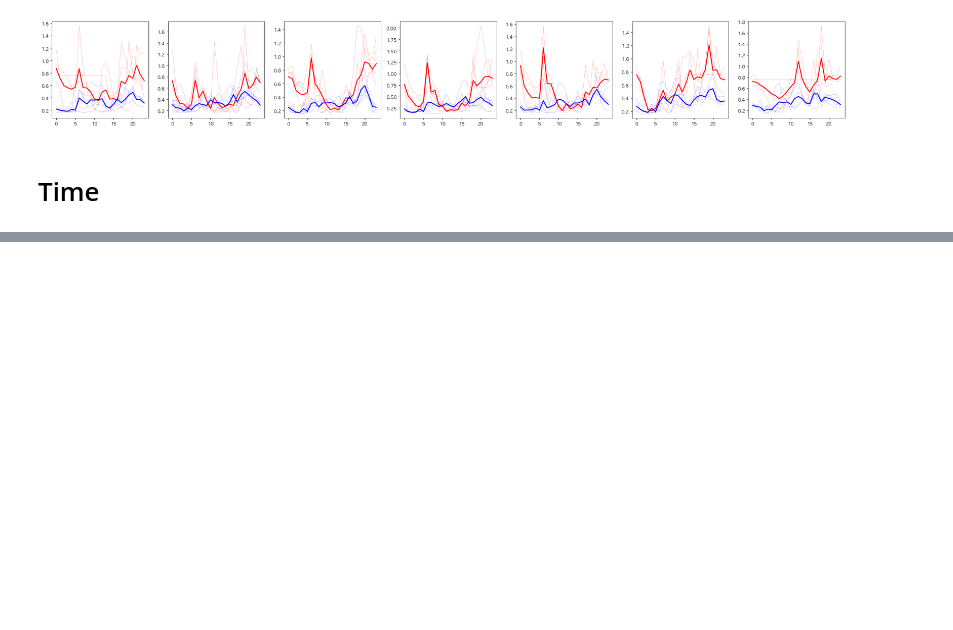
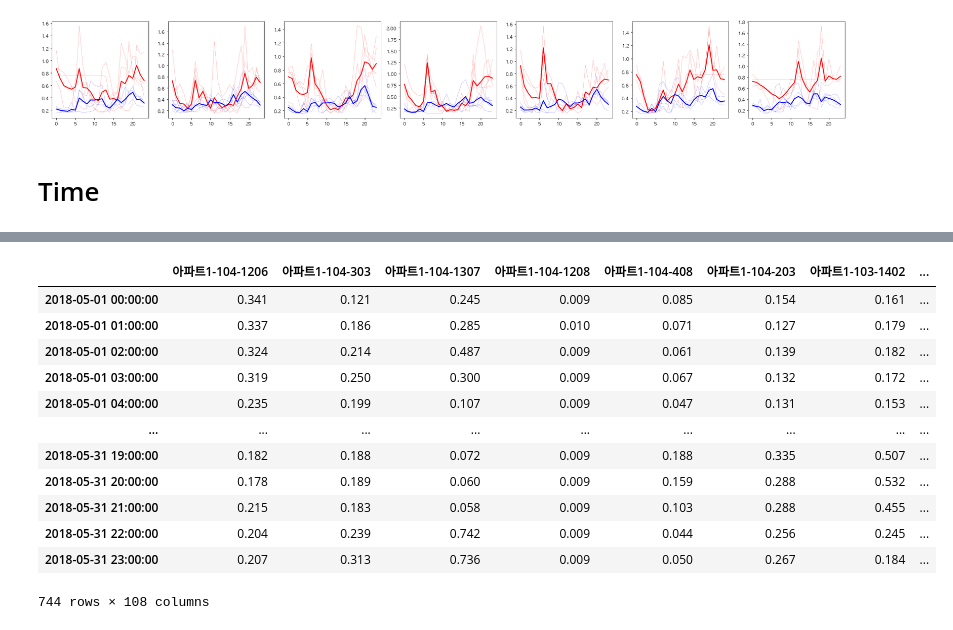
Before and after one commit to formegusto/distribution-by-contribution, a Jupyter notebook: Contribution Map.ipynb, the cells around one changed output, grey strips where cells are left out. Cells and saved outputs as stored; diff of their text form; code cells hidden in the pictures; blank space fills up the shorter version.

```diff
--- a/Contribution Map.ipynb
+++ b/Contribution Map.ipynb
@@ -339,0 +422,16 @@ print(time_np)
+# %%
+df
+# %% [output]
+|  | 아파트1-104-1206 | 아파트1-104-303 | 아파트1-104-1307 | 아파트1-104-1208 | 아파트1-104-408 | 아파트1-104-203 | 아파트1-103-1402 | ... |
+| 2018-05-01 00:00:00 | 0.341 | 0.121 | 0.245 | 0.009 | 0.085 | 0.154 | 0.161 | ... |
+| 2018-05-01 01:00:00 | 0.337 | 0.186 | 0.285 | 0.010 | 0.071 | 0.127 | 0.179 | ... |
+| 2018-05-01 02:00:00 | 0.324 | 0.214 | 0.487 | 0.009 | 0.061 | 0.139 | 0.182 | ... |
+| 2018-05-01 03:00:00 | 0.319 | 0.250 | 0.300 | 0.009 | 0.067 | 0.132 | 0.172 | ... |
+| 2018-05-01 04:00:00 | 0.235 | 0.199 | 0.107 | 0.009 | 0.047 | 0.131 | 0.153 | ... |
+| ... | ... | ... | ... | ... | ... | ... | ... | ... |
+| 2018-05-31 19:00:00 | 0.182 | 0.188 | 0.072 | 0.009 | 0.188 | 0.335 | 0.507 | ... |
+| 2018-05-31 20:00:00 | 0.178 | 0.189 | 0.060 | 0.009 | 0.159 | 0.288 | 0.532 | ... |
+| 2018-05-31 21:00:00 | 0.215 | 0.183 | 0.058 | 0.009 | 0.103 | 0.288 | 0.455 | ... |
+| 2018-05-31 22:00:00 | 0.204 | 0.239 | 0.742 | 0.009 | 0.044 | 0.256 | 0.245 | ... |
+| 2018-05-31 23:00:00 | 0.207 | 0.313 | 0.736 | 0.009 | 0.050 | 0.267 | 0.184 | ... |
+744 rows × 108 columns
```
Also changed, not shown: parts of 5 cells of this notebook.
